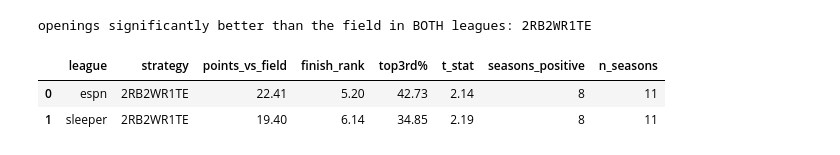
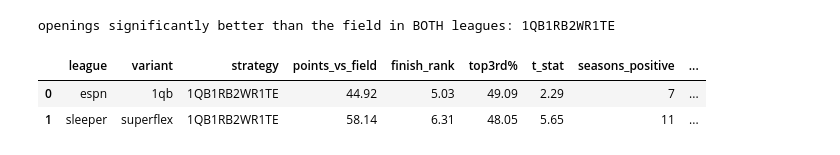
Before and after one commit to CommonFox/going-deep, a Jupyter notebook: notebooks/draft_strategy.ipynb, the cells around one changed output. Saved outputs shown, nothing was run; the diff lists cells and outputs as text; code cells hidden in the pictures.

```diff
--- a/notebooks/draft_strategy.ipynb
+++ b/notebooks/draft_strategy.ipynb
@@ -361,5 +409,6 @@ q("""
 # %%
-def ranking(league_key, variant="actual", field_model="adp"):
+def ranking(league_key, variant=None, field_model="adp"):
+    """Composition ranking for one league. `variant` defaults to that league's real format."""
     table = q("""
         SELECT strategy, points_vs_field, finish_rank, 100 * win_rate AS "win%",
                100 * top_third_rate AS "top3rd%", t_stat, seasons_positive, n_seasons
@@ -367,7 +416,7 @@ def ranking(league_key, variant="actual", field_model="adp"):
         WHERE league_key = ? AND variant = ? AND field_model = ?
           AND strategy_kind <> 'ordering'
         ORDER BY points_vs_field DESC
-    """, [league_key, variant, field_model]).reset_index(drop=True)
+    """, [league_key, variant or ACTUAL[league_key], field_model]).reset_index(drop=True)
     table.index = range(1, len(table) + 1)
     return table
 
@@ -379,6 +428,7 @@ for league_key in ("sleeper", "espn"):
         table[table.strategy.isin(["ADP", "3RB2WR", "2RB3WR"])],
         table.tail(3),
     ]).drop_duplicates("strategy").sort_values("points_vs_field", ascending=False)
-    print(f"\n=== {league_key} — opening composition, best to worst (of {len(table)}) ===")
+    print(f"\n=== {league_key} ({ACTUAL[league_key]}) — opening composition, "
+          f"best to worst (of {len(table)}) ===")
     print(keep.round(2).to_string())
 # %% [output]
@@ -486,9 +539,11 @@ def trend(frame, position):
 
 for league_key in ("sleeper", "espn"):
     frame = compositions[
-        (compositions.league_key == league_key) & (compositions.variant == "actual")
+        (compositions.league_key == league_key)
+        & (compositions.variant == ACTUAL[league_key])
     ]
-    print(f"\n=== {league_key} / actual — value of the Nth pick spent on a position ===")
+    print(f"\n=== {league_key} / {ACTUAL[league_key]} (its real format) — "
+          f"value of the Nth pick spent on a position ===")
     print(pd.DataFrame([trend(frame, p) for p in ("QB", "RB", "WR", "TE")])
           .set_index("position").round(2).to_string())
 # %% [output]
@@ -555,23 +612,28 @@ sleeper superflex          37                 1.9   14.0  10.0  4.0
 # %%
-# The only claim that survives being asked of both leagues at once.
-actual = named[(named.variant == "actual") & named.good]
+# The only claim that survives being asked of both leagues at once — each in its own real format.
+actual = named[
+    named.apply(lambda row: row.variant == ACTUAL[row.league_key], axis=1) & named.good
+]
 in_both = set.intersection(*(
     set(group.strategy) for _, group in actual.groupby("league_key")
-))
-print("openings significantly better than the field in BOTH leagues:", ", ".join(sorted(in_both)) or "none")
+)) if actual.league_key.nunique() == 2 else set()
+print("openings significantly better than the field in BOTH leagues:",
+      ", ".join(sorted(in_both)) or "none")
 
 q("""
-    SELECT league_key AS league, strategy, points_vs_field, finish_rank,
-           100 * top_third_rate AS "top3rd%", t_stat, seasons_positive, n_seasons
-    FROM draft_strategy_summary
-    WHERE variant = 'actual' AND field_model = 'adp' AND strategy = ?
-    ORDER BY league_key
+    SELECT s.league_key AS league, s.variant, s.strategy, s.points_vs_field, s.finish_rank,
+           100 * s.top_third_rate AS "top3rd%", s.t_stat, s.seasons_positive, s.n_seasons
+    FROM draft_strategy_summary s
+    JOIN league_settings l ON l.league_key = s.league_key
+    WHERE s.variant = CASE WHEN l.superflex_slots > 0 THEN 'superflex' ELSE '1qb' END
+      AND s.field_model = 'adp' AND s.strategy = ?
+    ORDER BY s.league_key
 """, [sorted(in_both)[0]]).round(2) if in_both else None
 # %% [output]
-openings significantly better than the field in BOTH leagues: 2RB2WR1TE
+openings significantly better than the field in BOTH leagues: 1QB1RB2WR1TE
-|  | league | strategy | points_vs_field | finish_rank | top3rd% | t_stat | seasons_positive | n_seasons |
-| 0 | espn | 2RB2WR1TE | 22.41 | 5.20 | 42.73 | 2.14 | 8 | 11 |
-| 1 | sleeper | 2RB2WR1TE | 19.40 | 6.14 | 34.85 | 2.19 | 8 | 11 |
+|  | league | variant | strategy | points_vs_field | finish_rank | top3rd% | t_stat | seasons_positive | ... |
+| 0 | espn | 1qb | 1QB1RB2WR1TE | 44.92 | 5.03 | 49.09 | 2.29 | 7 | ... |
+| 1 | sleeper | superflex | 1QB1RB2WR1TE | 58.14 | 6.31 | 48.05 | 5.65 | 11 | ... |
 # %% [markdown]
 <a id="ordering"></a>
 ## 7. Ordering: RB early vs RB often
```
Also changed, not shown: parts of 39 cells of this notebook, 2 other files.
